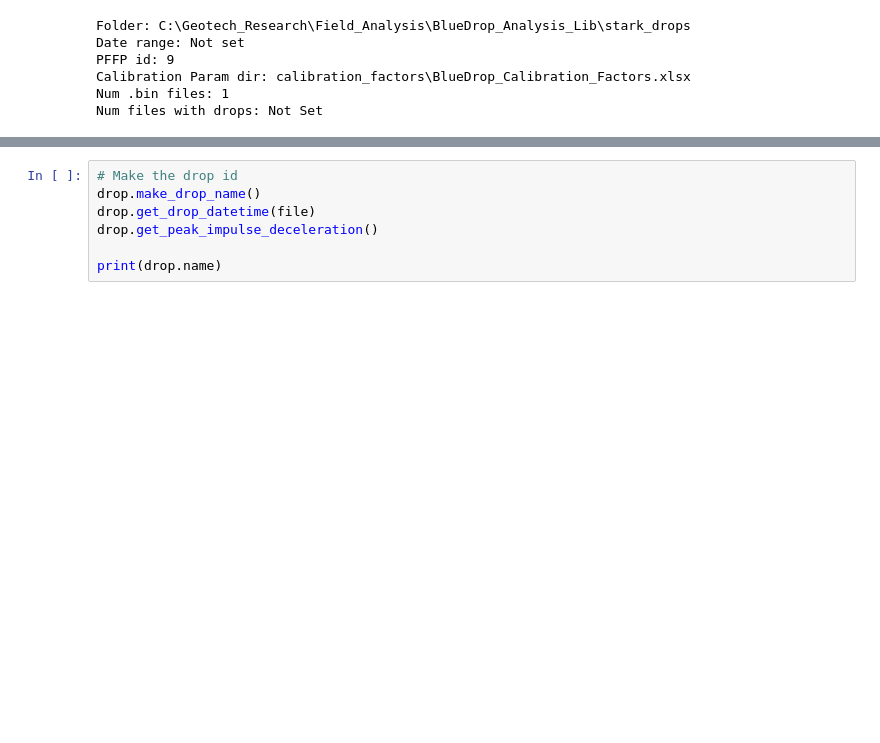
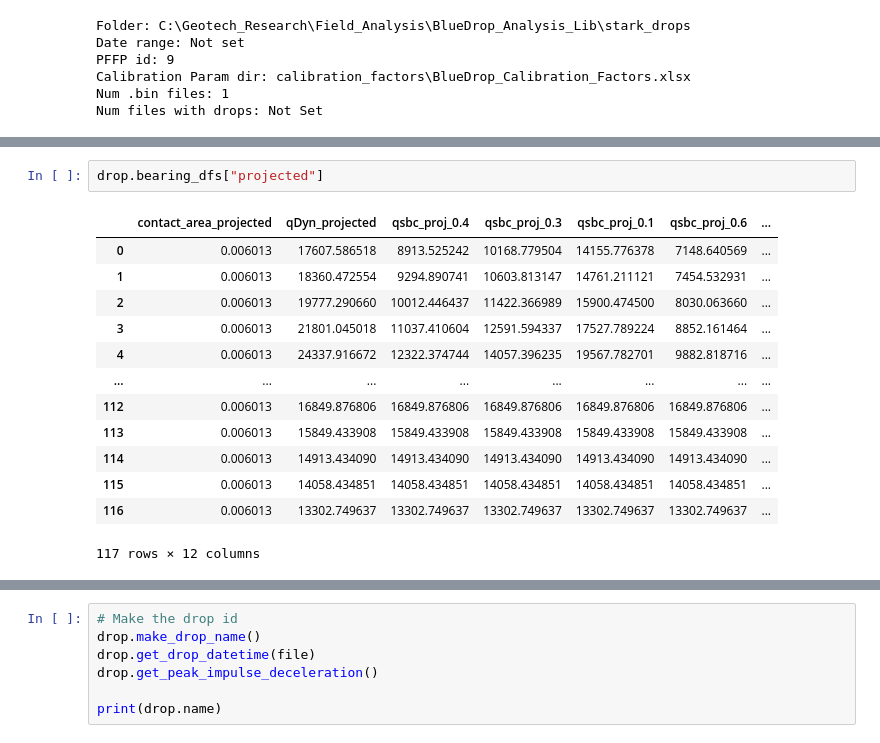
Before and after one commit to stevADUS/BlueDrop_Analysis_Lib, a Jupyter notebook: BlueDrop_Analysis_example_v3.ipynb, the cells around one changed output, grey strips where cells are left out. Cells and saved outputs as stored; diff of their text form; blank space fills up the shorter version.

```diff
--- a/BlueDrop_Analysis_example_v3.ipynb
+++ b/BlueDrop_Analysis_example_v3.ipynb
@@ -109,0 +190,16 @@ Progress processing drops in files...
+# %%
+drop.bearing_dfs["projected"]
+# %% [output]
+|  | contact_area_projected | qDyn_projected | qsbc_proj_0.4 | qsbc_proj_0.3 | qsbc_proj_0.1 | qsbc_proj_0.6 | ... |
+| 0 | 0.006013 | 17607.586518 | 8913.525242 | 10168.779504 | 14155.776378 | 7148.640569 | ... |
+| 1 | 0.006013 | 18360.472554 | 9294.890741 | 10603.813147 | 14761.211121 | 7454.532931 | ... |
+| 2 | 0.006013 | 19777.290660 | 10012.446437 | 11422.366989 | 15900.474500 | 8030.063660 | ... |
+| 3 | 0.006013 | 21801.045018 | 11037.410604 | 12591.594337 | 17527.789224 | 8852.161464 | ... |
+| 4 | 0.006013 | 24337.916672 | 12322.374744 | 14057.396235 | 19567.782701 | 9882.818716 | ... |
+| ... | ... | ... | ... | ... | ... | ... | ... |
+| 112 | 0.006013 | 16849.876806 | 16849.876806 | 16849.876806 | 16849.876806 | 16849.876806 | ... |
+| 113 | 0.006013 | 15849.433908 | 15849.433908 | 15849.433908 | 15849.433908 | 15849.433908 | ... |
+| 114 | 0.006013 | 14913.434090 | 14913.434090 | 14913.434090 | 14913.434090 | 14913.434090 | ... |
+| 115 | 0.006013 | 14058.434851 | 14058.434851 | 14058.434851 | 14058.434851 | 14058.434851 | ... |
+| 116 | 0.006013 | 13302.749637 | 13302.749637 | 13302.749637 | 13302.749637 | 13302.749637 | ... |
+117 rows × 12 columns
```
Also changed, not shown: parts of 23 cells of this notebook, 8 other files.
